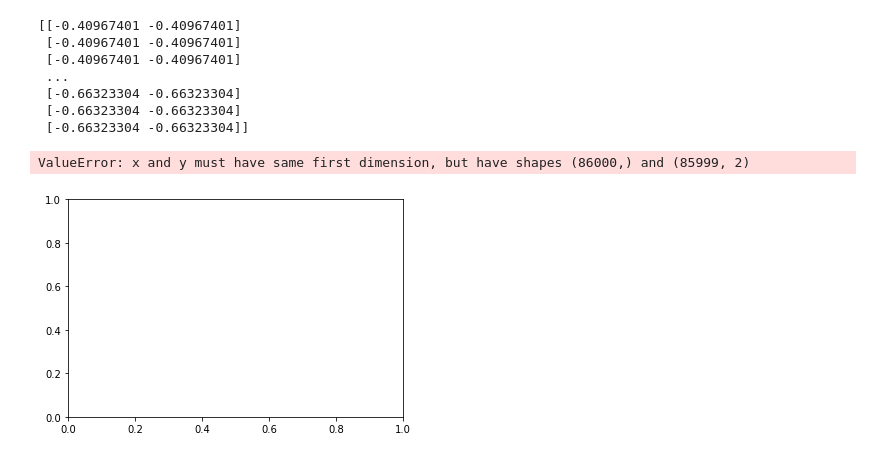
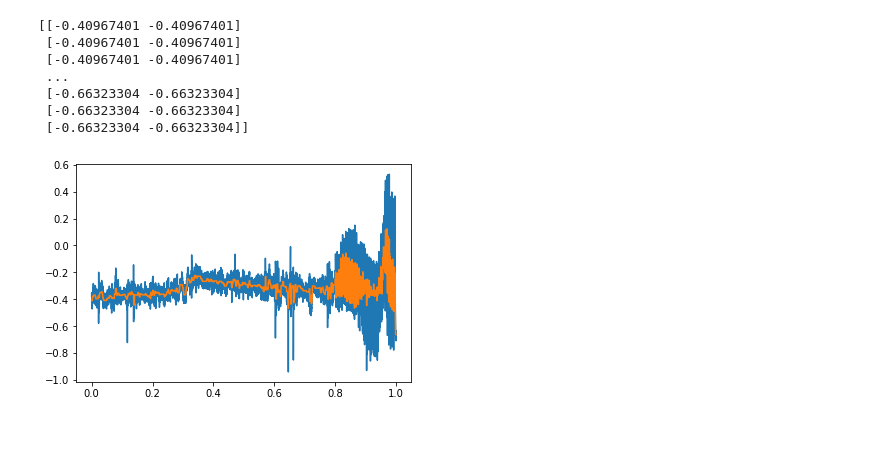
Before and after one commit to ProfDema/surrogate, a Jupyter notebook: epilepsy.ipynb, the cells around one changed output. Drawn from its saved outputs; the diff is of its cells as text; code cells hidden in the pictures.

```diff
--- a/epilepsy.ipynb
+++ b/epilepsy.ipynb
@@ -49,9 +52,8 @@ print(Y)
 # %%
 N = len(data)
 t = np.linspace(0, 1, N + 1)[0:N]
 plt.plot(t, data)
-plt.plot(t, Y)
+plt.plot(t, denoised)
 plt.show()
 # %% [output]
-ValueError: x and y must have same first dimension, but have shapes (86000,) and (85999, 2)
-[figure, old version]
+[figure, new version]
```
Also changed, not shown: parts of 3 cells of this notebook.
